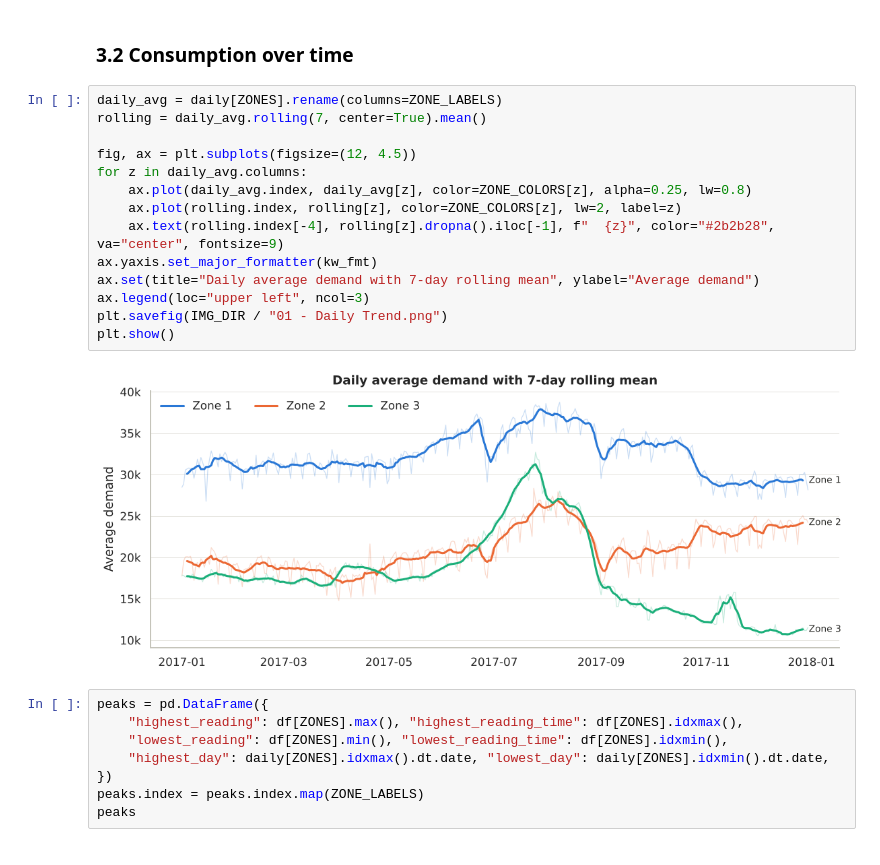
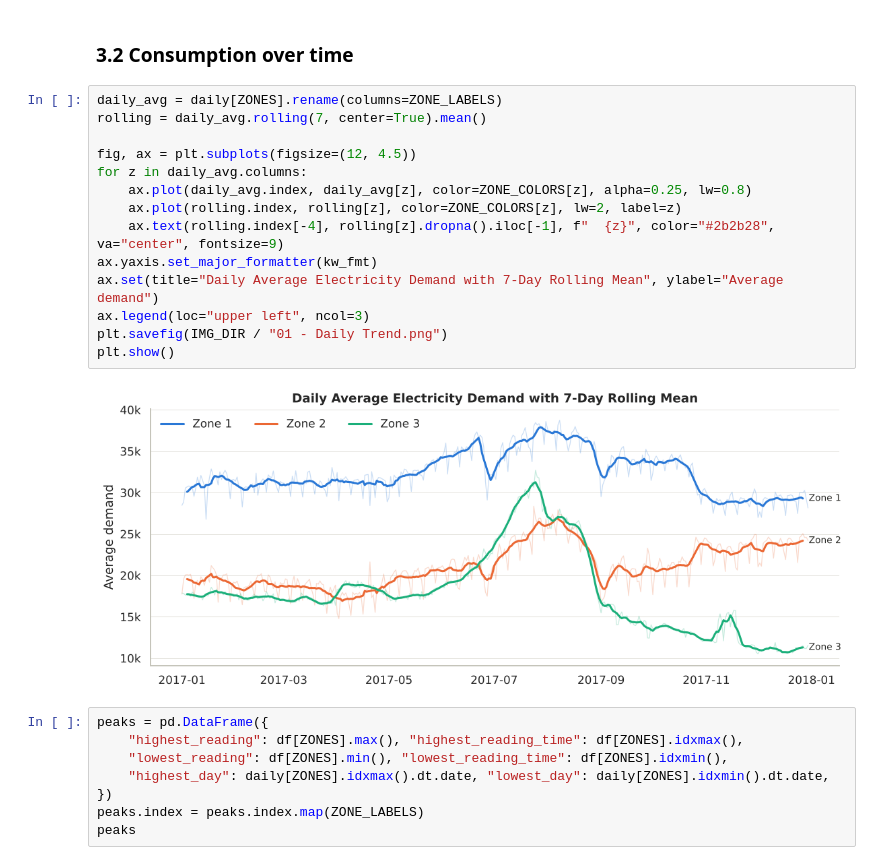
Before and after one commit to adaeudoxie/Morocco-Electricity-Consumption, a Jupyter notebook: notebooks/Morocco Electricity Analysis.ipynb, the cells around one changed output. Drawn from its saved outputs; the diff is of its cells as text.

```diff
--- a/notebooks/Morocco Electricity Analysis.ipynb
+++ b/notebooks/Morocco Electricity Analysis.ipynb
@@ -395,19 +395,19 @@ Zone 1 is the largest zone by a clear margin, accounting for about 45% of the co
 # %%
 daily_avg = daily[ZONES].rename(columns=ZONE_LABELS)
 rolling = daily_avg.rolling(7, center=True).mean()
 
 fig, ax = plt.subplots(figsize=(12, 4.5))
 for z in daily_avg.columns:
     ax.plot(daily_avg.index, daily_avg[z], color=ZONE_COLORS[z], alpha=0.25, lw=0.8)
     ax.plot(rolling.index, rolling[z], color=ZONE_COLORS[z], lw=2, label=z)
     ax.text(rolling.index[-4], rolling[z].dropna().iloc[-1], f"  {z}", color="#2b2b28", va="center", fontsize=9)
 ax.yaxis.set_major_formatter(kw_fmt)
-ax.set(title="Daily average demand with 7-day rolling mean", ylabel="Average demand")
+ax.set(title="Daily Average Electricity Demand with 7-Day Rolling Mean", ylabel="Average demand")
 ax.legend(loc="upper left", ncol=3)
 plt.savefig(IMG_DIR / "01 - Daily Trend.png")
 plt.show()
 # %% [output]
-[figure, old version]
+[figure, new version]
 # %%
 peaks = pd.DataFrame({
     "highest_reading": df[ZONES].max(), "highest_reading_time": df[ZONES].idxmax(),
```
Also changed, not shown: parts of 5 cells of this notebook, 8 other files.
